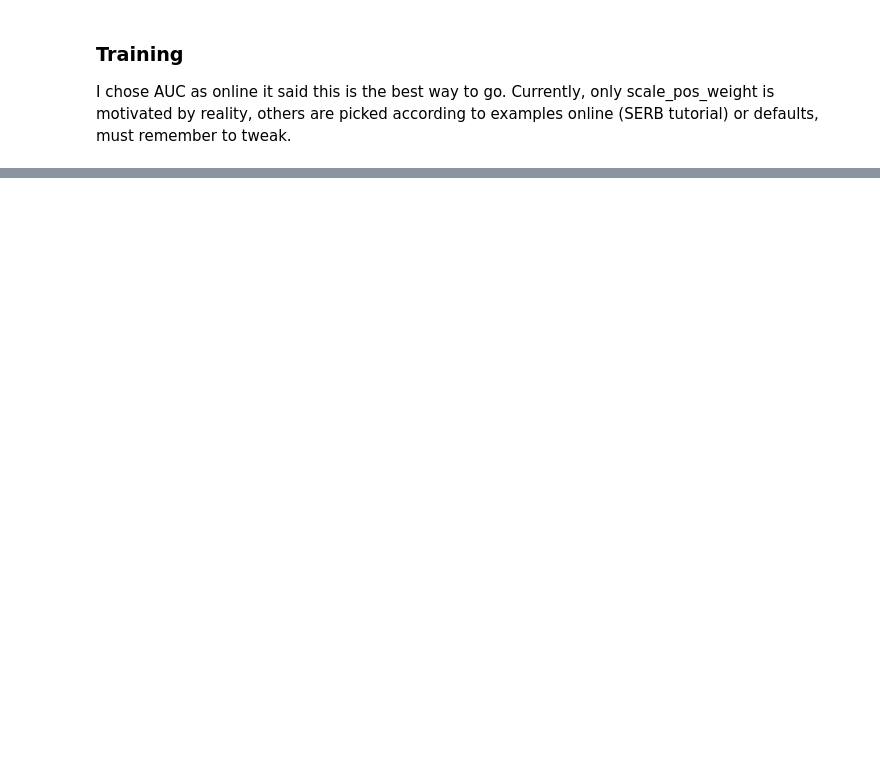
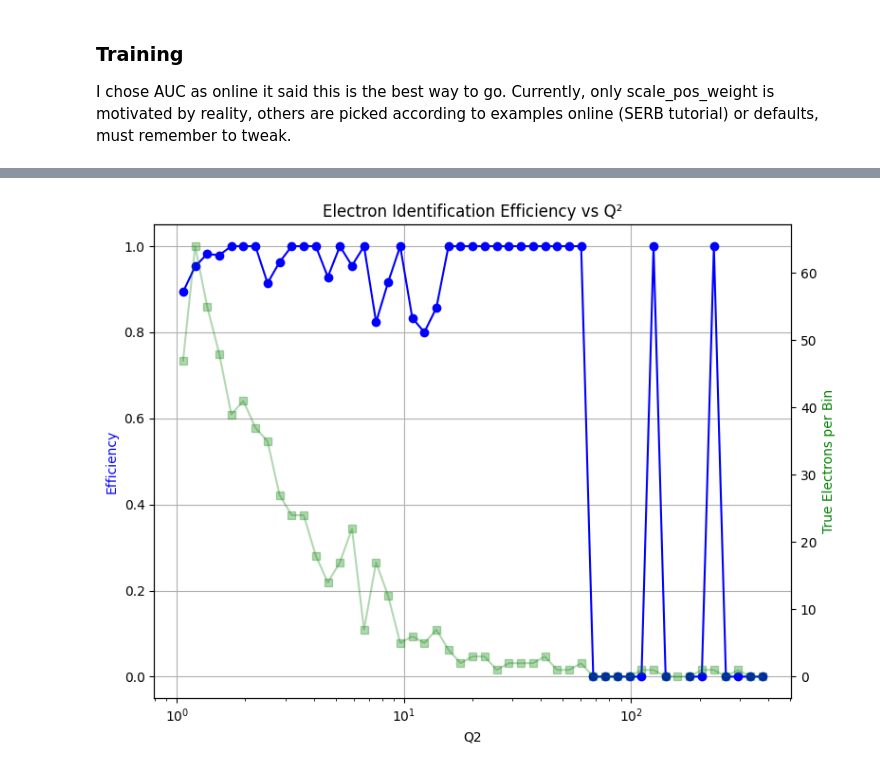
Before and after one commit to nalted/Masters-Project-Public, a Jupyter notebook: projectxg/xgboost_tutorial.ipynb, the cells around one changed output, grey strips where cells are left out. Cells and saved outputs as stored; diff of their text form; code cells hidden in the pictures; blank space fills up the shorter version.

```diff
--- a/projectxg/xgboost_tutorial.ipynb
+++ b/projectxg/xgboost_tutorial.ipynb
@@ -97,6 +98,12 @@ endcapP_mc_idx  = events["EcalEndcapPClusterAssociations.simID"]
 
 endcapN_clu_idx = events["EcalEndcapNClusterAssociations.recID"]
 endcapN_mc_idx  = events["EcalEndcapNClusterAssociations.simID"]
+# %%
+# defining event level variables
+
+trueQ2 = events["InclusiveKinematicsTruth.Q2"]
+truex = events["InclusiveKinematicsTruth.x"]
+truey = events["InclusiveKinematicsTruth.y"]
 # %% [markdown]
 ### **Boosting**
 
@@ -408,0 +587,23 @@ plt.show()
+# %%
+evaluation_results = efficiency_purity_vs_bjorken(val_pred, y_val, event_info_val, threshold = 0.5)
+# %%
+bin_centers_Q2, efficiencies_Q2, purities_Q2, bin_centers_x, efficiencies_x, purities_x, bin_centers_y, efficiencies_y, purities_y, true_electrons_per_bin_Q2, true_electrons_per_bin_x, true_electrons_per_bin_y = evaluation_results
+# %%
+# Q2 efficiency plotting
+
+fig, ax1 = plt.subplots(figsize=(8, 6))
+ax1.plot(bin_centers_Q2, efficiencies_Q2, marker='o', color='b', label='Efficiency')
+ax1.set_xscale('log')
+ax1.set_xlabel('Q2')
+ax1.set_ylabel('Efficiency', color='b')
+ax1.grid(True)
+
+ax2 = ax1.twinx()
+ax2.plot(bin_centers_Q2, true_electrons_per_bin_Q2, marker='s', color='g', alpha = 0.3, label='True Electrons per Bin')
+ax2.set_ylabel('True Electrons per Bin', color='g')
+
+plt.title('Electron Identification Efficiency vs Q²')
+fig.tight_layout()
+plt.show()
+# %% [output]
+[figure, added]
```
Also changed, not shown: parts of 18 cells of this notebook.
